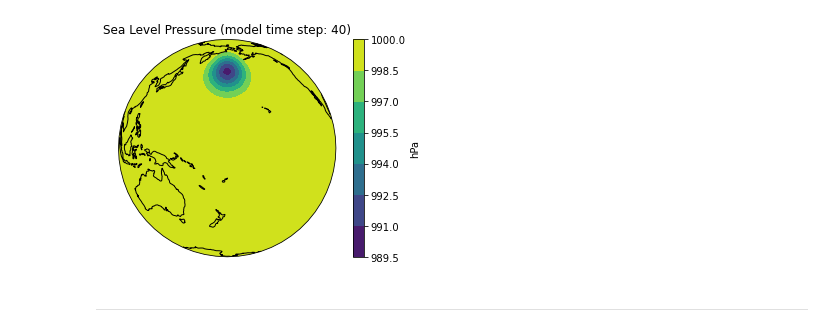
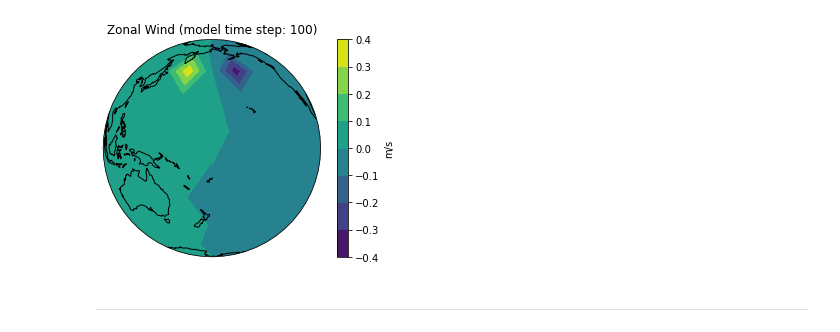
Before and after one commit to MarcoKulueke/globagrim_project, a Jupyter notebook: test.ipynb, the cells around one changed output. Saved outputs shown, nothing was run; the diff lists cells and outputs as text; code cells hidden in the pictures.

```diff
--- a/test.ipynb
+++ b/test.ipynb
@@ -4,0 +3,2 @@ from globagrim import model
+# %%
+model.run(NK=10, NJ=20, TF=2)
@@ -5,7 +23,7 @@ from globagrim import model
 # %%
-model.plot('PSG', 40)
+model.plot('U', 100)
 # %% [output]
-[figure, old version]
+[figure, new version]
 # %% [markdown]
 ____________________
 # %% [markdown]
```
Also changed, not shown: parts of 3 cells of this notebook, 2 other files.
